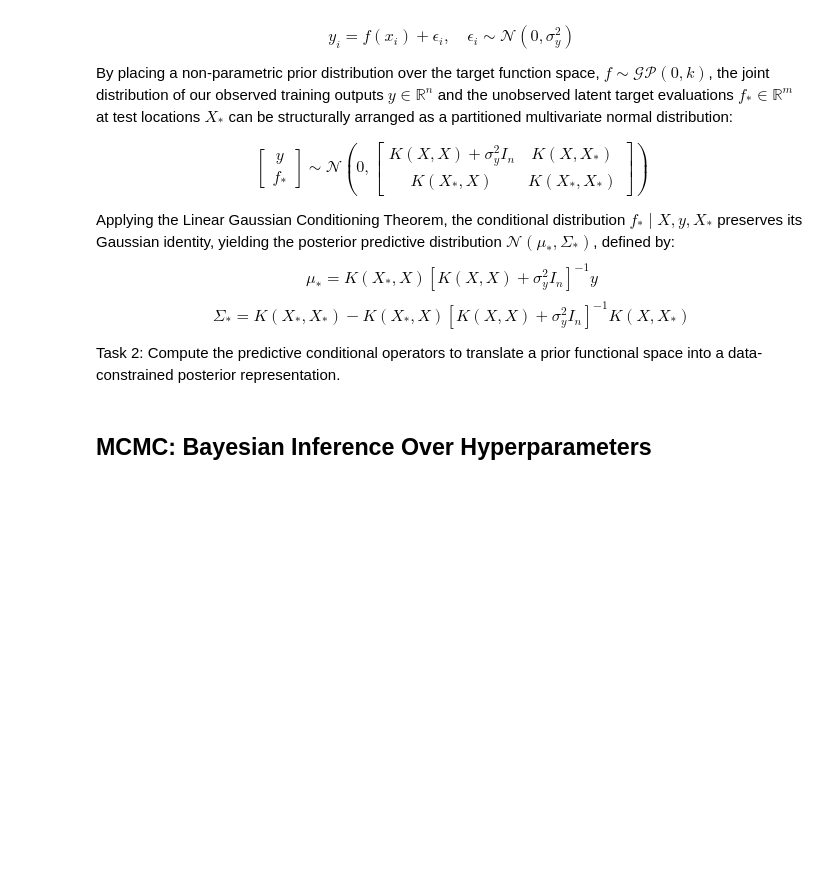
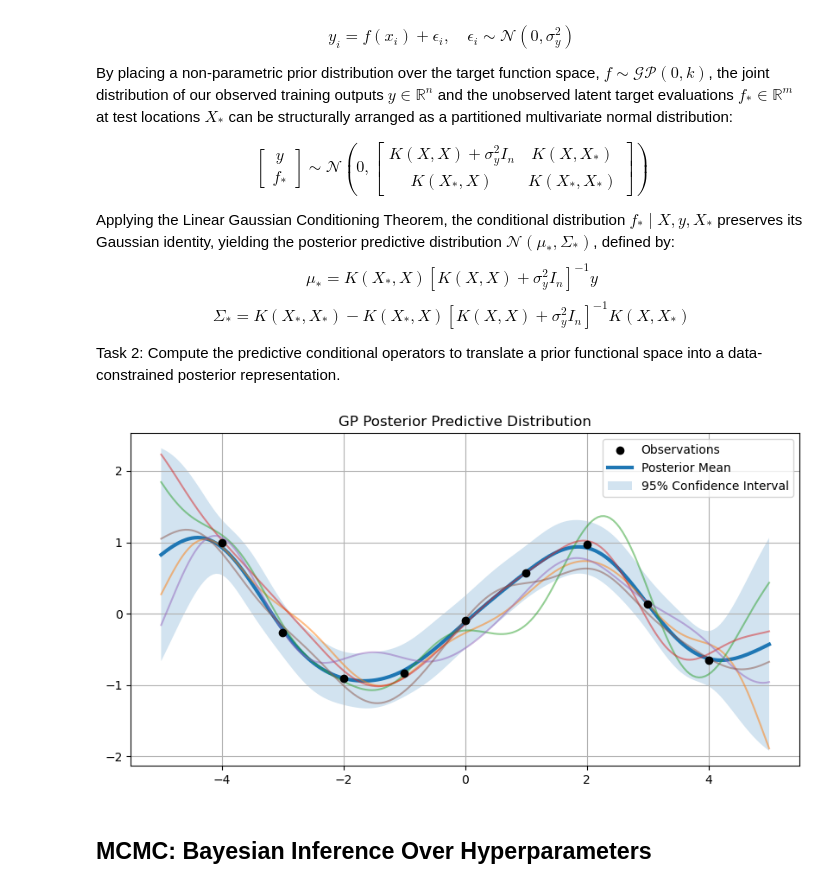
Before and after one commit to maryamehdizade/SP_Project, a Jupyter notebook: SPFinalProject.ipynb, the cells around one changed output. Drawn from its saved outputs; the diff is of its cells as text; code cells hidden in the pictures; blank space fills up the shorter version.

```diff
--- a/SPFinalProject.ipynb
+++ b/SPFinalProject.ipynb
@@ -139,41 +139,43 @@ y_train = true_function(x_train) + np.sqrt(noise_var)*np.random.randn(len(x_trai
 # --- Posterior Computation ---
 # TODO: Compute the required covariance matrices: K_xx, K_xs, K_ss
 # Ensure you add the noise variance to the diagonal of K_xx!
-K_xx = None
-K_xs = None
-K_ss = None
+K_xx = rbf_kernel(x_train, x_train, sigma=1.0, length_scale=1.0) + noise_var * np.eye(len(x_train))
+K_xs = rbf_kernel(x_train, x, sigma=1.0, length_scale=1.0)
+K_ss = rbf_kernel(x, x, sigma=1.0, length_scale=1.0)
 
 # TODO: Compute the inverse of K_xx
 # Hint: For better numerical stability in production code, we typically use Cholesky
 # decomposition, but np.linalg.inv is acceptable for this assignment.
-K_inv = None
+K_inv = np.linalg.inv(K_xx)
 
 # TODO: Compute the posterior mean and covariance
-mu_post = None
-cov_post = None
+mu_post = K_xs.T @ K_inv @ y_train
+cov_post = K_ss - K_xs.T @ K_inv @ K_xs
 
 # Sample from the posterior
 posterior_samples = np.random.multivariate_normal(
     mu_post,
     cov_post + 1e-8*np.eye(len(x)),
     size=5
 )
 
 # Plotting the Posterior
 plt.figure(figsize=(10,5))
 plt.scatter(x_train, y_train, color="black", zorder=5, label="Observations")
 plt.plot(x, mu_post, linewidth=3, label="Posterior Mean")
 
 std = np.sqrt(np.diag(cov_post))
 plt.fill_between(x, mu_post - 2*std, mu_post + 2*std, alpha=0.2, label="95% Confidence Interval")
 
 for s in posterior_samples:
     plt.plot(x, s, alpha=0.5)
 
 plt.title("GP Posterior Predictive Distribution")
 plt.legend()
 plt.grid(True)
 plt.show()
+# %% [output]
+[figure, added]
 # %% [markdown]
 ## MCMC: Bayesian Inference Over Hyperparameters
 # %% [markdown]
```
Also changed, not shown: parts of 1 cell of this notebook.
